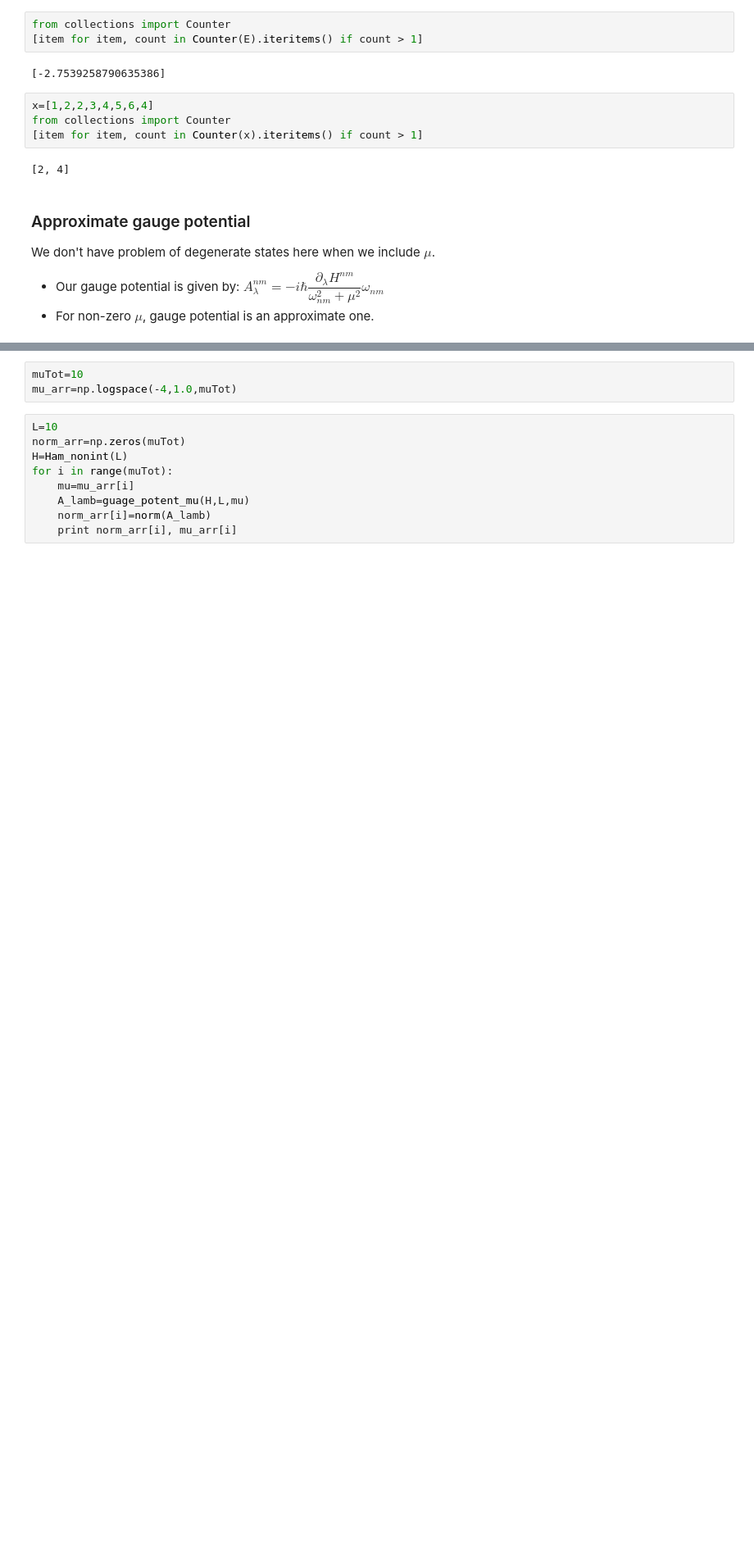
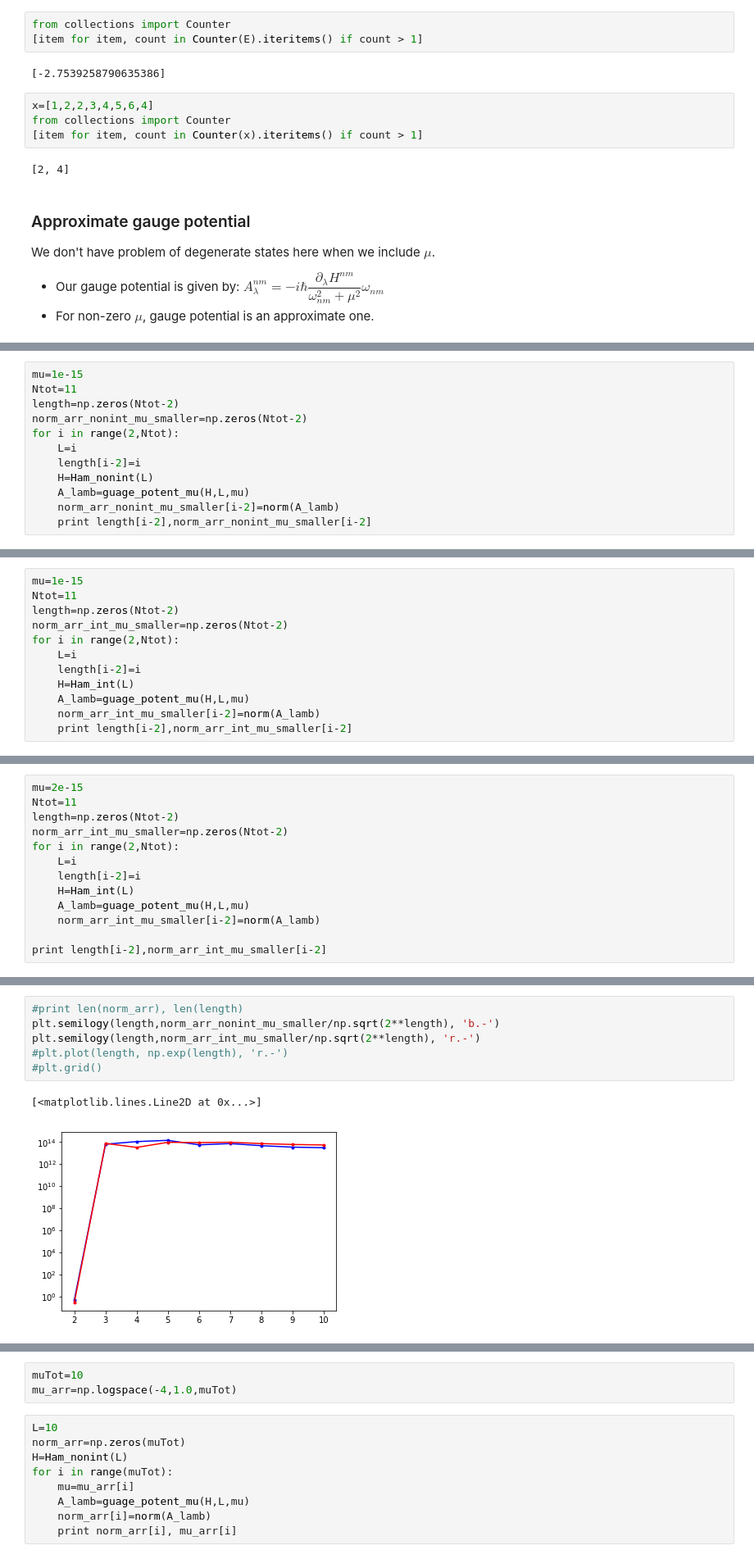
Before and after one commit to alexandreday/counterdiabatic-driving, a Jupyter notebook: zero_denom/norm_guage_potential.ipynb, the cells around one changed output, grey strips where cells are left out. Shown at 82% size. Saved outputs shown, nothing was run; the diff lists cells and outputs as text; blank space fills up the shorter version.

Commit message:
non-integrable vs integrable guage potn using ED

```diff
--- a/zero_denom/norm_guage_potential.ipynb
+++ b/zero_denom/norm_guage_potential.ipynb
@@ -298,0 +300,12 @@ plt.grid()
+# %%
+mu=1e-15
+Ntot=11
+length=np.zeros(Ntot-2)
+norm_arr_nonint_mu_smaller=np.zeros(Ntot-2)
+for i in range(2,Ntot):
+    L=i
+    length[i-2]=i
+    H=Ham_nonint(L)
+    A_lamb=guage_potent_mu(H,L,mu)
+    norm_arr_nonint_mu_smaller[i-2]=norm(A_lamb)
+    print length[i-2],norm_arr_nonint_mu_smaller[i-2]
@@ -298,0 +322,12 @@ plt.grid()
+# %%
+mu=1e-15
+Ntot=11
+length=np.zeros(Ntot-2)
+norm_arr_int_mu_smaller=np.zeros(Ntot-2)
+for i in range(2,Ntot):
+    L=i
+    length[i-2]=i
+    H=Ham_int(L)
+    A_lamb=guage_potent_mu(H,L,mu)
+    norm_arr_int_mu_smaller[i-2]=norm(A_lamb)
+    print length[i-2],norm_arr_int_mu_smaller[i-2]
@@ -298,0 +344,13 @@ plt.grid()
+# %%
+mu=2e-15
+Ntot=11
+length=np.zeros(Ntot-2)
+norm_arr_int_mu_smaller=np.zeros(Ntot-2)
+for i in range(2,Ntot):
+    L=i
+    length[i-2]=i
+    H=Ham_int(L)
+    A_lamb=guage_potent_mu(H,L,mu)
+    norm_arr_int_mu_smaller[i-2]=norm(A_lamb)
+
+print length[i-2],norm_arr_int_mu_smaller[i-2]
@@ -298,0 +367,9 @@ plt.grid()
+# %%
+#print len(norm_arr), len(length)
+plt.semilogy(length,norm_arr_nonint_mu_smaller/np.sqrt(2**length), 'b.-')
+plt.semilogy(length,norm_arr_int_mu_smaller/np.sqrt(2**length), 'r.-')
+#plt.plot(length, np.exp(length), 'r.-')
+#plt.grid()
+# %% [output]
+[<matplotlib.lines.Line2D at 0x...>]
+[figure, added]
```
Also changed, not shown: parts of 30 cells of this notebook, 5 other files.
